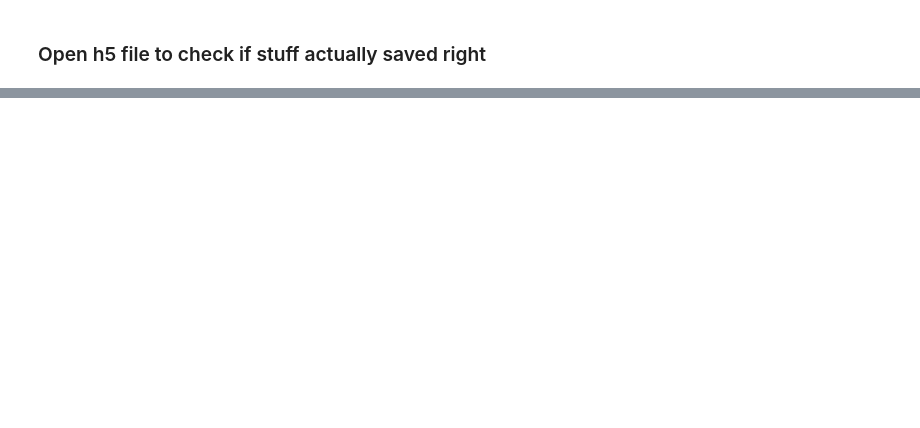
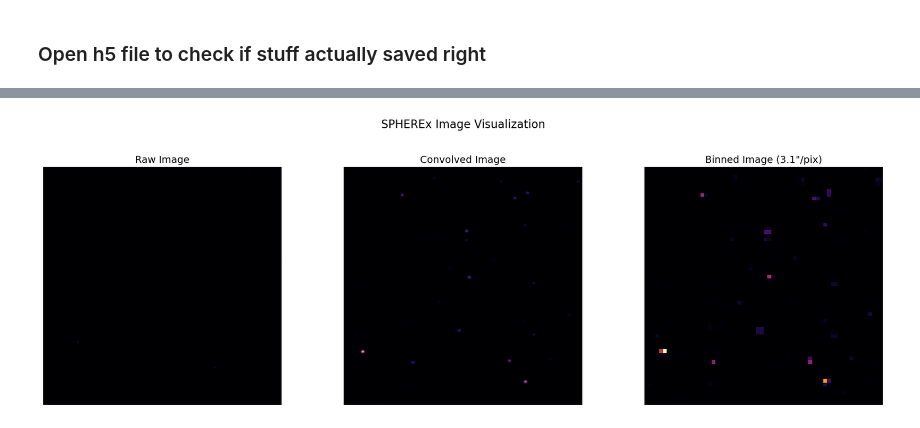
Before and after one commit to moomanchuu/SPHEREx-ML-marco-jame-proj, a Jupyter notebook: generateBackground.ipynb, the cells around one changed output, grey strips where cells are left out. Cells and saved outputs as stored; diff of their text form; code cells hidden in the pictures; blank space fills up the shorter version.

```diff
--- a/generateBackground.ipynb
+++ b/generateBackground.ipynb
@@ -325,0 +420,6 @@ for i, data in enumerate(loaded_data):
+# %%
+convolved, binned = SPHEREx.processImg(raw)
+# %%
+SPHEREx.plotImg(raw_image=raw,convolved=convolved,binned=binned)
+# %% [output]
+[figure, added]
```
Also changed, not shown: parts of 15 cells of this notebook, 1 other file.
